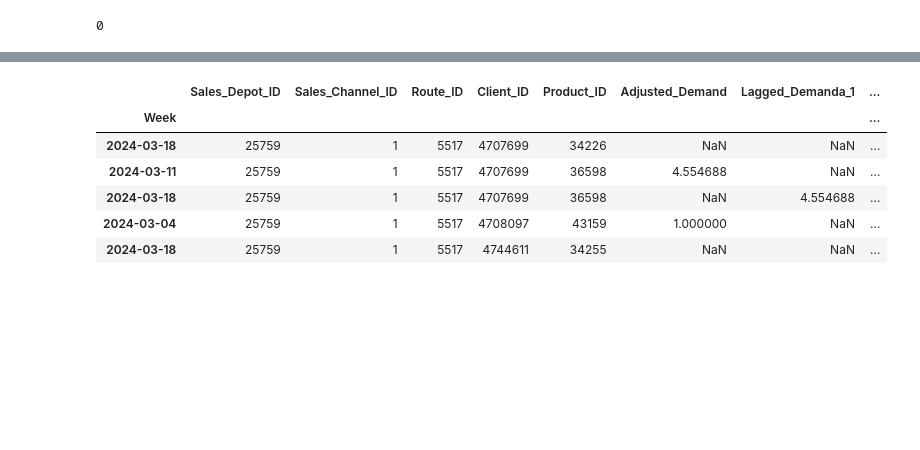
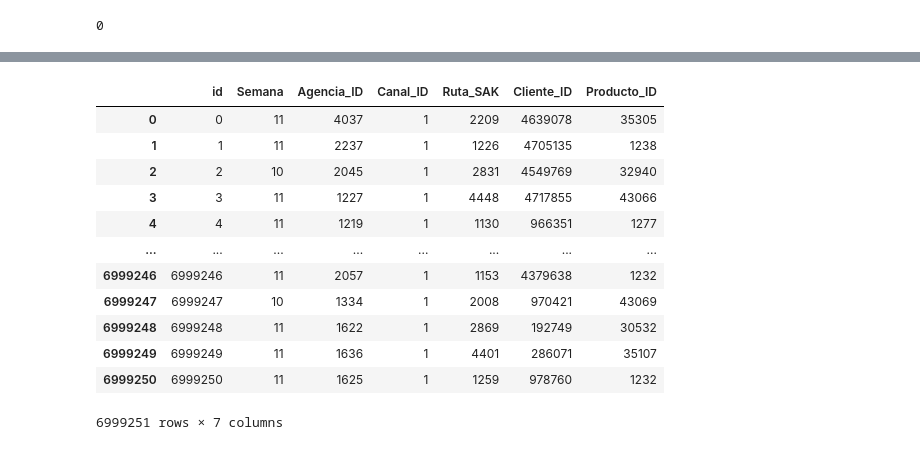
Before and after one commit to agshiv92/Azure_ML_project-2, a Jupyter notebook: group-bimbo-predictive-model.ipynb, the cells around one changed output, grey strips where cells are left out. Saved outputs shown, nothing was run; the diff lists cells and outputs as text; code cells hidden in the pictures; blank space fills up the shorter version.

```diff
--- a/group-bimbo-predictive-model.ipynb
+++ b/group-bimbo-predictive-model.ipynb
@@ -776,10 +800,18 @@ test_df_second_week=test_df[test_df.index==pd.to_datetime('2024-03-18')]
+# %%
+test_df = pd.read_csv(test_file, compression='zip')
 # %%
-test_df.tail()
+test_df
 # %% [output]
-|  | Sales_Depot_ID | Sales_Channel_ID | Route_ID | Client_ID | Product_ID | Adjusted_Demand | Lagged_Demanda_1 | ... |
-| Week |  |  |  |  |  |  |  | ... |
-| 2024-03-18 | 25759 | 1 | 5517 | 4707699 | 34226 | NaN | NaN | ... |
-| 2024-03-11 | 25759 | 1 | 5517 | 4707699 | 36598 | 4.554688 | NaN | ... |
-| 2024-03-18 | 25759 | 1 | 5517 | 4707699 | 36598 | NaN | 4.554688 | ... |
-| 2024-03-04 | 25759 | 1 | 5517 | 4708097 | 43159 | 1.000000 | NaN | ... |
-| 2024-03-18 | 25759 | 1 | 5517 | 4744611 | 34255 | NaN | NaN | ... |
+|  | id | Semana | Agencia_ID | Canal_ID | Ruta_SAK | Cliente_ID | Producto_ID |
+| 0 | 0 | 11 | 4037 | 1 | 2209 | 4639078 | 35305 |
+| 1 | 1 | 11 | 2237 | 1 | 1226 | 4705135 | 1238 |
+| 2 | 2 | 10 | 2045 | 1 | 2831 | 4549769 | 32940 |
+| 3 | 3 | 11 | 1227 | 1 | 4448 | 4717855 | 43066 |
+| 4 | 4 | 11 | 1219 | 1 | 1130 | 966351 | 1277 |
+| ... | ... | ... | ... | ... | ... | ... | ... |
+| 6999246 | 6999246 | 11 | 2057 | 1 | 1153 | 4379638 | 1232 |
+| 6999247 | 6999247 | 10 | 1334 | 1 | 2008 | 970421 | 43069 |
+| 6999248 | 6999248 | 11 | 1622 | 1 | 2869 | 192749 | 30532 |
+| 6999249 | 6999249 | 11 | 1636 | 1 | 4401 | 286071 | 35107 |
+| 6999250 | 6999250 | 11 | 1625 | 1 | 1259 | 978760 | 1232 |
+6999251 rows × 7 columns
```
Also changed, not shown: parts of 24 cells of this notebook.
